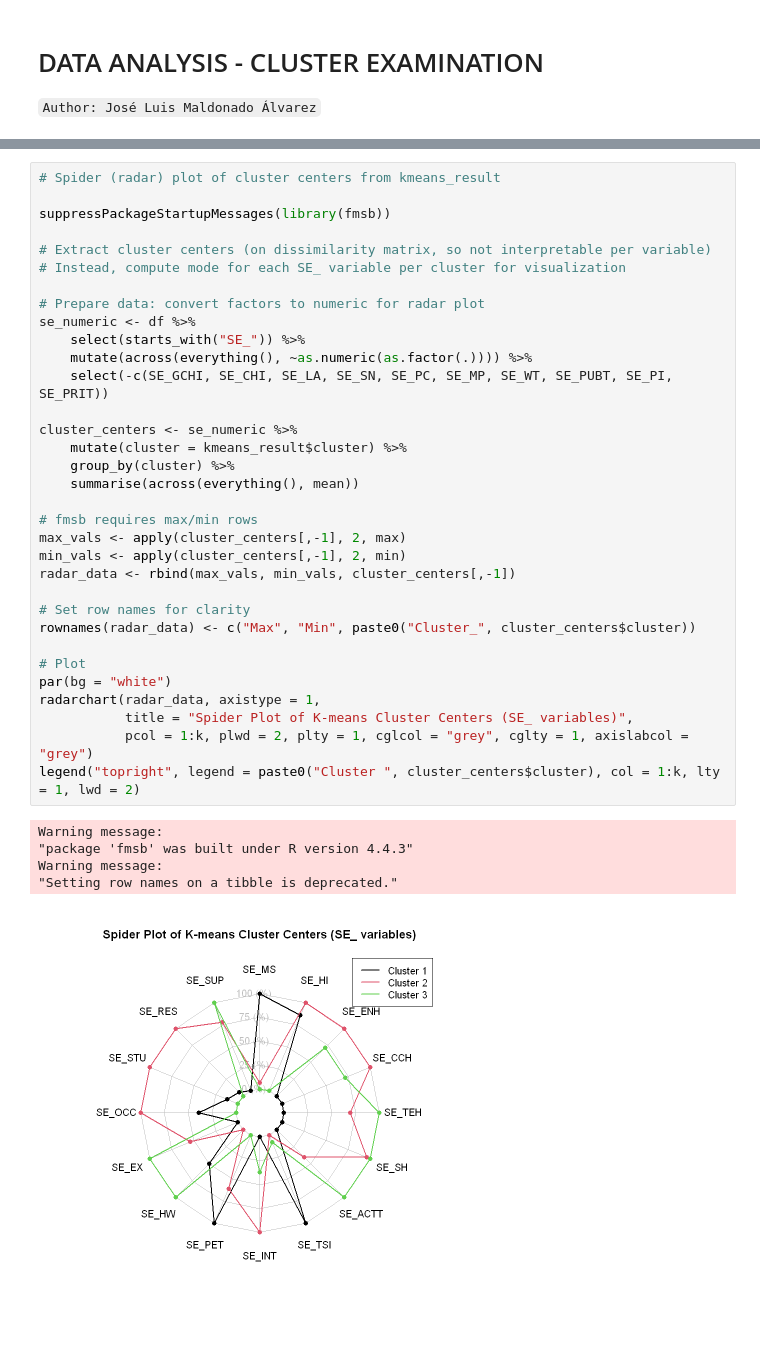
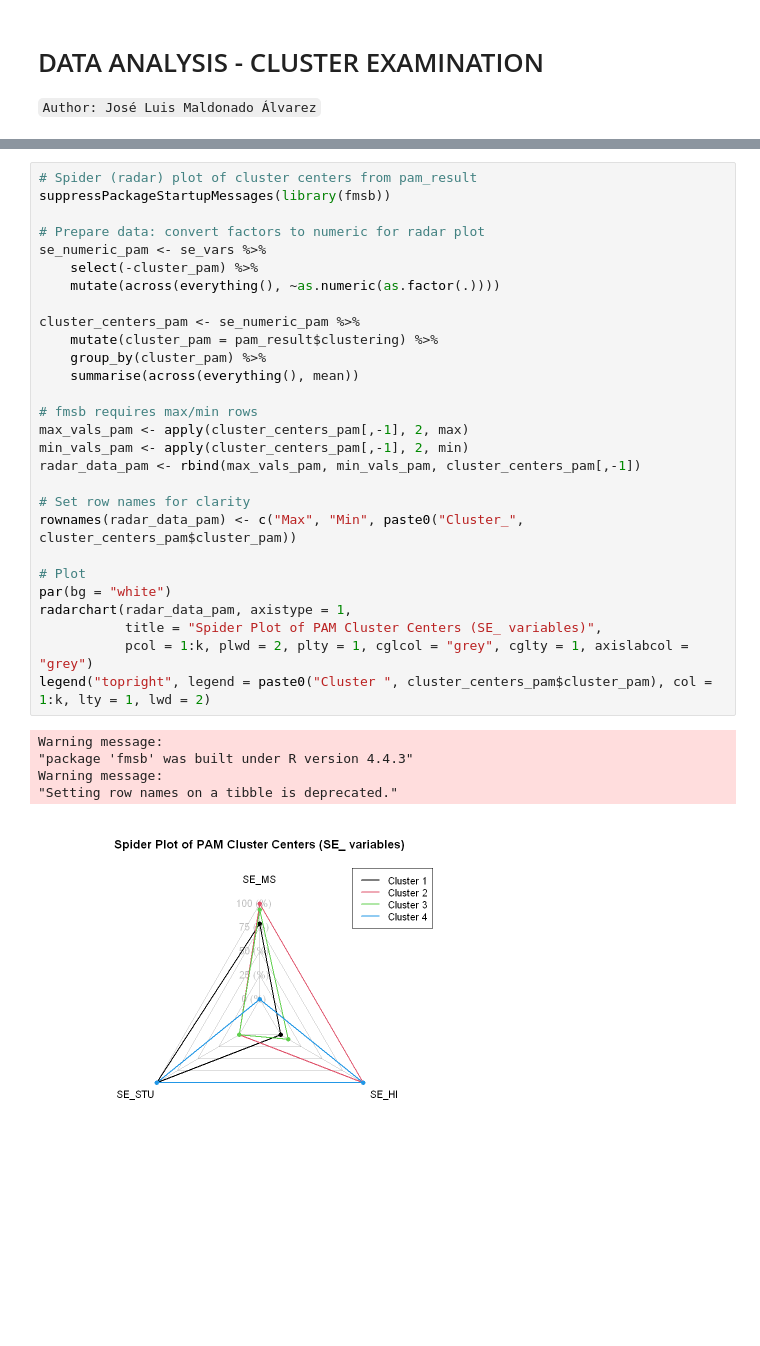
Before and after one commit to JoseLuisMaldonadoA/TFM, a Jupyter notebook: Notebooks/ClusterAnalysis.ipynb, the cells around one changed output, grey strips where cells are left out. Cells and saved outputs as stored; diff of their text form; blank space fills up the shorter version.

```diff
--- a/Notebooks/ClusterAnalysis.ipynb
+++ b/Notebooks/ClusterAnalysis.ipynb
@@ -104,39 +99,34 @@ print(mace_by_cluster)
 # %%
-# Spider (radar) plot of cluster centers from kmeans_result
-
+# Spider (radar) plot of cluster centers from pam_result
 suppressPackageStartupMessages(library(fmsb))
 
-# Extract cluster centers (on dissimilarity matrix, so not interpretable per variable)
-# Instead, compute mode for each SE_ variable per cluster for visualization
+# Prepare data: convert factors to numeric for radar plot
+se_numeric_pam <- se_vars %>%
+    select(-cluster_pam) %>%
+    mutate(across(everything(), ~as.numeric(as.factor(.))))
 
-# Prepare data: convert factors to numeric for radar plot
-se_numeric <- df %>%
-    select(starts_with("SE_")) %>%
-    mutate(across(everything(), ~as.numeric(as.factor(.)))) %>%
-    select(-c(SE_GCHI, SE_CHI, SE_LA, SE_SN, SE_PC, SE_MP, SE_WT, SE_PUBT, SE_PI, SE_PRIT))
-
-cluster_centers <- se_numeric %>%
-    mutate(cluster = kmeans_result$cluster) %>%
-    group_by(cluster) %>%
+cluster_centers_pam <- se_numeric_pam %>%
+    mutate(cluster_pam = pam_result$clustering) %>%
+    group_by(cluster_pam) %>%
     summarise(across(everything(), mean))
 
 # fmsb requires max/min rows
-max_vals <- apply(cluster_centers[,-1], 2, max)
-min_vals <- apply(cluster_centers[,-1], 2, min)
-radar_data <- rbind(max_vals, min_vals, cluster_centers[,-1])
+max_vals_pam <- apply(cluster_centers_pam[,-1], 2, max)
+min_vals_pam <- apply(cluster_centers_pam[,-1], 2, min)
+radar_data_pam <- rbind(max_vals_pam, min_vals_pam, cluster_centers_pam[,-1])
 
 # Set row names for clarity
-rownames(radar_data) <- c("Max", "Min", paste0("Cluster_", cluster_centers$cluster))
+rownames(radar_data_pam) <- c("Max", "Min", paste0("Cluster_", cluster_centers_pam$cluster_pam))
 
 # Plot
 par(bg = "white")
-radarchart(radar_data, axistype = 1,
-           title = "Spider Plot of K-means Cluster Centers (SE_ variables)",
+radarchart(radar_data_pam, axistype = 1,
+           title = "Spider Plot of PAM Cluster Centers (SE_ variables)",
            pcol = 1:k, plwd = 2, plty = 1, cglcol = "grey", cglty = 1, axislabcol = "grey")
-legend("topright", legend = paste0("Cluster ", cluster_centers$cluster), col = 1:k, lty = 1, lwd = 2)
+legend("topright", legend = paste0("Cluster ", cluster_centers_pam$cluster_pam), col = 1:k, lty = 1, lwd = 2)
 # %% [output]
 Warning message:
 "package 'fmsb' was built under R version 4.4.3"
 Warning message:
 "Setting row names on a tibble is deprecated."
-[figure, old version]
+[figure, new version]
```
Also changed, not shown: parts of 23 cells of this notebook.
